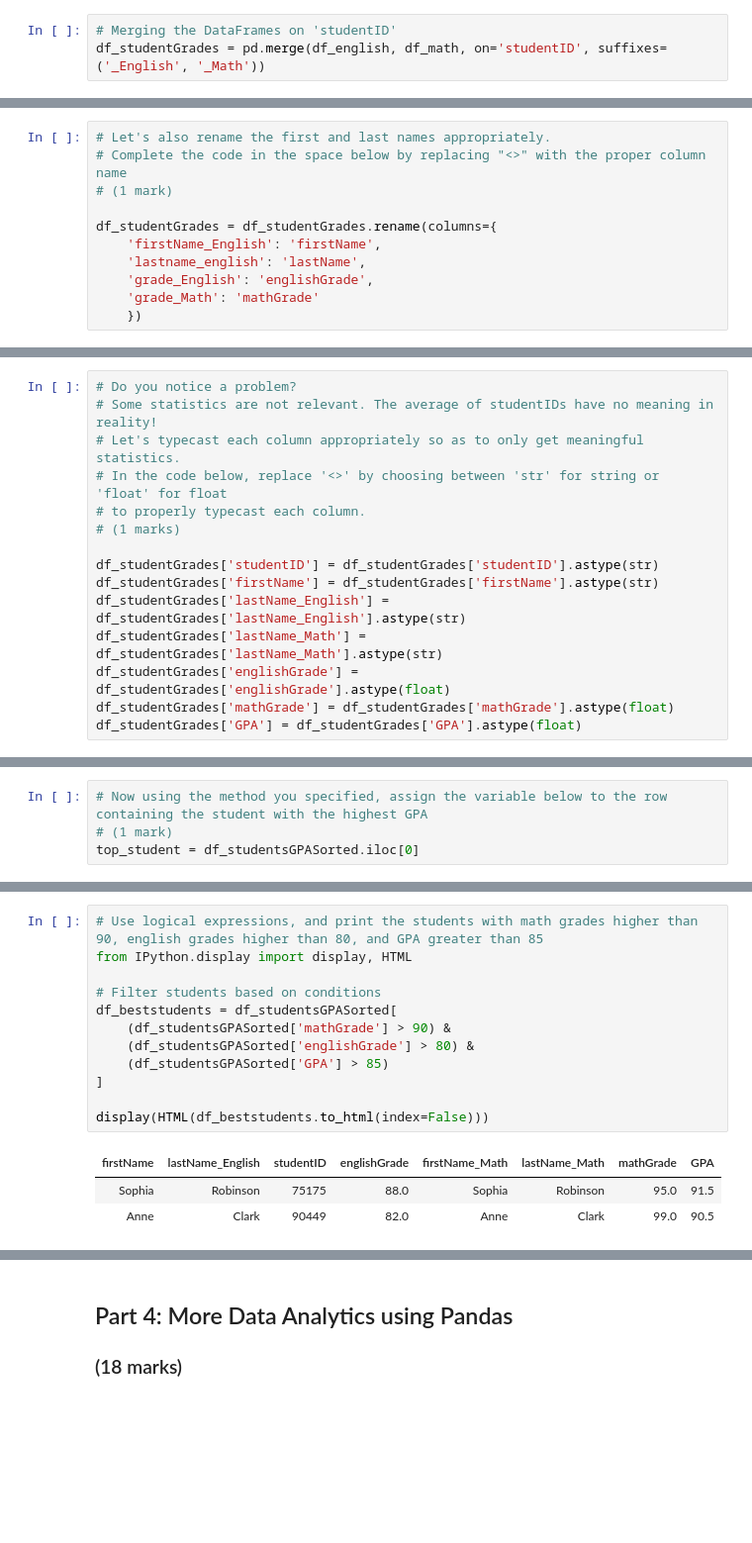
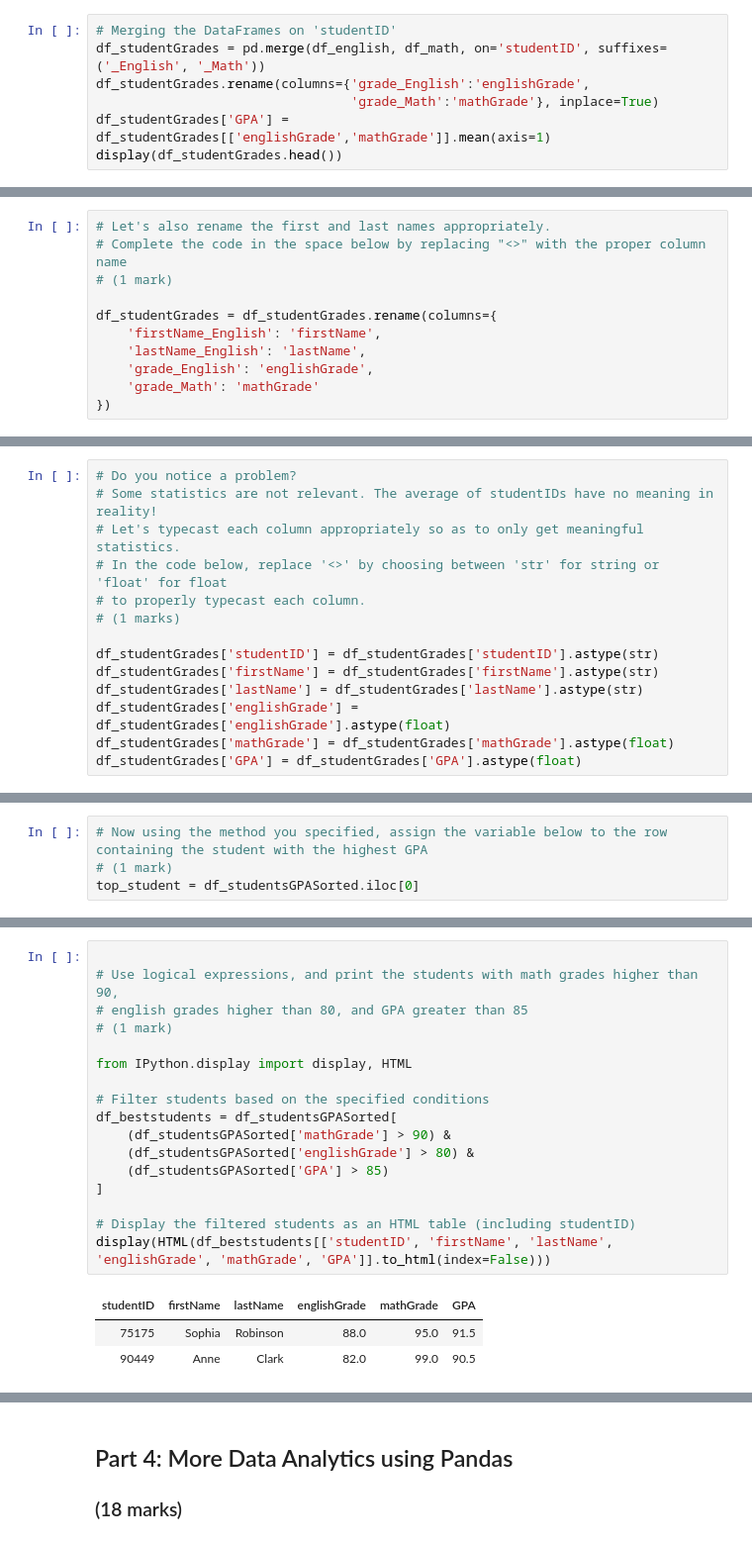
Before and after one commit to prabjotsanghera/ENGG680_2025_Fall, a Jupyter notebook: Lab_Assignment1/StudentGradeManagementSystem.ipynb, the cells around one changed output, grey strips where cells are left out. Shown: that part at 99% size. Drawn from its saved outputs; the diff is of its cells as text; blank space fills up the shorter version.

```diff
--- a/Lab_Assignment1/StudentGradeManagementSystem.ipynb
+++ b/Lab_Assignment1/StudentGradeManagementSystem.ipynb
@@ -261,3 +263,7 @@ df_math.head()
 # %%
 # Merging the DataFrames on 'studentID'
 df_studentGrades = pd.merge(df_english, df_math, on='studentID', suffixes=('_English', '_Math'))
+df_studentGrades.rename(columns={'grade_English':'englishGrade',
+                                 'grade_Math':'mathGrade'}, inplace=True)
+df_studentGrades['GPA'] = df_studentGrades[['englishGrade','mathGrade']].mean(axis=1)
+display(df_studentGrades.head())
@@ -316,10 +336,10 @@ df_studentGrades.head()
 
 df_studentGrades = df_studentGrades.rename(columns={
     'firstName_English': 'firstName',
-    'lastname_english': 'lastName',
+    'lastName_English': 'lastName',
     'grade_English': 'englishGrade',
     'grade_Math': 'mathGrade'
-    })
+})
 # %%
 # Now let's find out some statistics about our student grades!
 # Please use an appropriate Pandas method in the space below to display statistical values like
@@ -348,8 +368,7 @@ df_studentGrades.describe()
 
 df_studentGrades['studentID'] = df_studentGrades['studentID'].astype(str)
 df_studentGrades['firstName'] = df_studentGrades['firstName'].astype(str)
-df_studentGrades['lastName_English'] = df_studentGrades['lastName_English'].astype(str)
-df_studentGrades['lastName_Math'] = df_studentGrades['lastName_Math'].astype(str)
+df_studentGrades['lastName'] = df_studentGrades['lastName'].astype(str)
 df_studentGrades['englishGrade'] = df_studentGrades['englishGrade'].astype(float)
 df_studentGrades['mathGrade'] = df_studentGrades['mathGrade'].astype(float)
 df_studentGrades['GPA'] = df_studentGrades['GPA'].astype(float)
@@ -426,21 +447,26 @@ HTML(df_studentsGPASorted[df_studentsGPASorted['mathGrade'] > 90][['firstName',
 | 8 | Sarah | Swift | 98.0 | 89.0 |
 | 7 | James | Jones | 92.0 | 84.0 |
 # %%
-# Use logical expressions, and print the students with math grades higher than 90, english grades higher than 80, and GPA greater than 85
+
+# Use logical expressions, and print the students with math grades higher than 90,
+# english grades higher than 80, and GPA greater than 85
+# (1 mark)
+
 from IPython.display import display, HTML
 
-# Filter students based on conditions
+# Filter students based on the specified conditions
 df_beststudents = df_studentsGPASorted[
     (df_studentsGPASorted['mathGrade'] > 90) &
     (df_studentsGPASorted['englishGrade'] > 80) &
     (df_studentsGPASorted['GPA'] > 85)
 ]
 
-display(HTML(df_beststudents.to_html(index=False)))
+# Display the filtered students as an HTML table (including studentID)
+display(HTML(df_beststudents[['studentID', 'firstName', 'lastName', 'englishGrade', 'mathGrade', 'GPA']].to_html(index=False)))
 # %% [output]
-| firstName | lastName_English | studentID | englishGrade | firstName_Math | lastName_Math | mathGrade | GPA |
-| Sophia | Robinson | 75175 | 88.0 | Sophia | Robinson | 95.0 | 91.5 |
-| Anne | Clark | 90449 | 82.0 | Anne | Clark | 99.0 | 90.5 |
+| studentID | firstName | lastName | englishGrade | mathGrade | GPA |
+| 75175 | Sophia | Robinson | 88.0 | 95.0 | 91.5 |
+| 90449 | Anne | Clark | 82.0 | 99.0 | 90.5 |
 # %%
 # Now print the students whos GPA are lower than 85
 # (2 marks)
```
Also changed, not shown: parts of 13 cells of this notebook.
